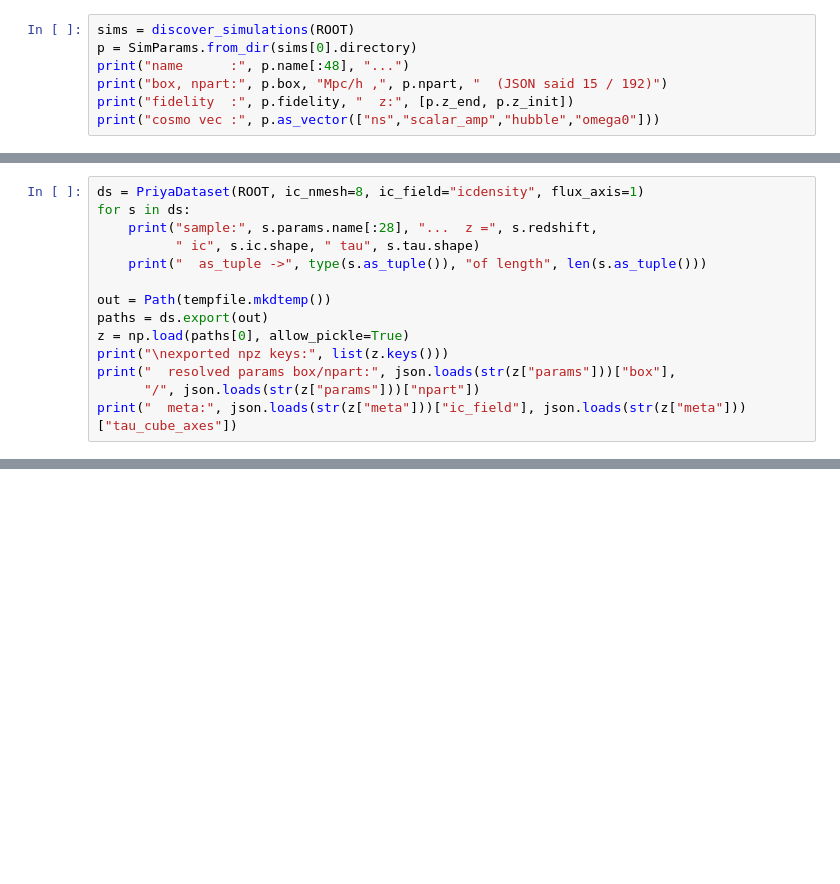
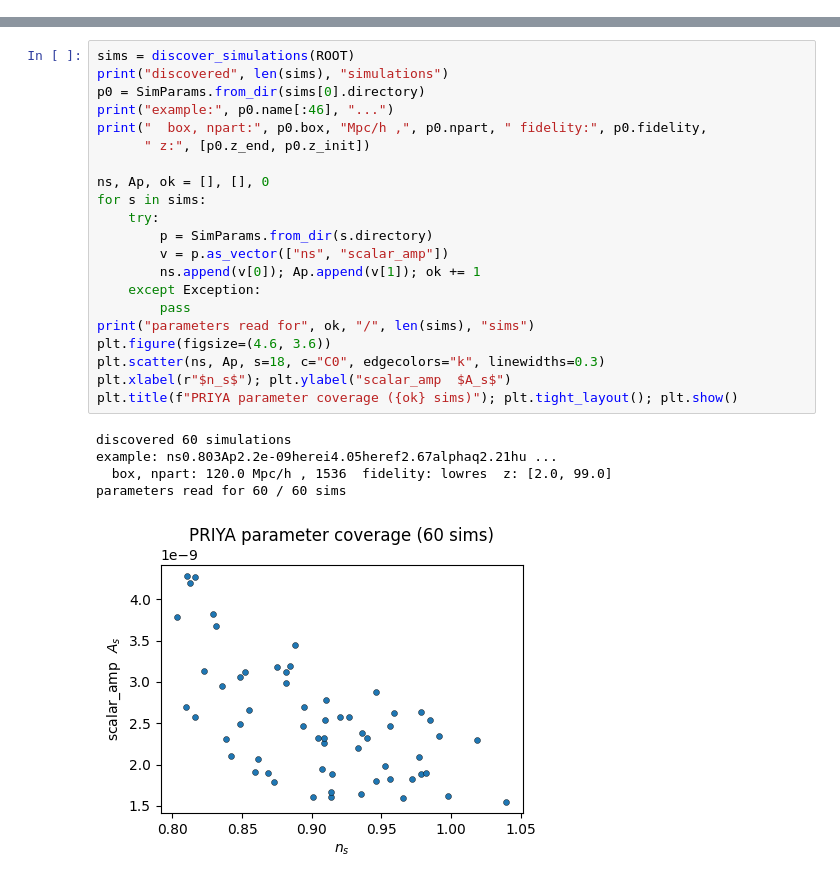
Before and after one commit to jibanCat/priya_loader, a Jupyter notebook: notebooks/quickstart.ipynb, the cells around one changed output, grey strips where cells are left out. Cells and saved outputs as stored; diff of their text form; blank space fills up the shorter version.

```diff
--- a/notebooks/quickstart.ipynb
+++ b/notebooks/quickstart.ipynb
@@ -86,7 +31,0 @@ are 120/1536 here even though the JSON says the stale `15`/`192`.
-# %%
-sims = discover_simulations(ROOT)
-p = SimParams.from_dir(sims[0].directory)
-print("name      :", p.name[:48], "...")
-print("box, npart:", p.box, "Mpc/h ,", p.npart, "  (JSON said 15 / 192)")
-print("fidelity  :", p.fidelity, "  z:", [p.z_end, p.z_init])
-print("cosmo vec :", p.as_vector(["ns","scalar_amp","hubble","omega0"]))
@@ -174,14 +31,0 @@ the IC field with `ic_field`. `.export()` writes one self-describing `.npz` per
-# %%
-ds = PriyaDataset(ROOT, ic_nmesh=8, ic_field="icdensity", flux_axis=1)
-for s in ds:
-    print("sample:", s.params.name[:28], "...  z =", s.redshift,
-          " ic", s.ic.shape, " tau", s.tau.shape)
-    print("  as_tuple ->", type(s.as_tuple()), "of length", len(s.as_tuple()))
-
-out = Path(tempfile.mkdtemp())
-paths = ds.export(out)
-z = np.load(paths[0], allow_pickle=True)
-print("\nexported npz keys:", list(z.keys()))
-print("  resolved params box/npart:", json.loads(str(z["params"]))["box"],
-      "/", json.loads(str(z["params"]))["npart"])
-print("  meta:", json.loads(str(z["meta"]))["ic_field"], json.loads(str(z["meta"]))["tau_cube_axes"])
@@ -194,0 +41,27 @@ exported npz keys: ['ic', 'tau', 'redshift', 'params', 'meta']
+# %%
+sims = discover_simulations(ROOT)
+print("discovered", len(sims), "simulations")
+p0 = SimParams.from_dir(sims[0].directory)
+print("example:", p0.name[:46], "...")
+print("  box, npart:", p0.box, "Mpc/h ,", p0.npart, " fidelity:", p0.fidelity,
+      " z:", [p0.z_end, p0.z_init])
+
+ns, Ap, ok = [], [], 0
+for s in sims:
+    try:
+        p = SimParams.from_dir(s.directory)
+        v = p.as_vector(["ns", "scalar_amp"])
+        ns.append(v[0]); Ap.append(v[1]); ok += 1
+    except Exception:
+        pass
+print("parameters read for", ok, "/", len(sims), "sims")
+plt.figure(figsize=(4.6, 3.6))
+plt.scatter(ns, Ap, s=18, c="C0", edgecolors="k", linewidths=0.3)
+plt.xlabel(r"$n_s$"); plt.ylabel("scalar_amp  $A_s$")
+plt.title(f"PRIYA parameter coverage ({ok} sims)"); plt.tight_layout(); plt.show()
+# %% [output]
+discovered 60 simulations
+example: ns0.803Ap2.2e-09herei4.05heref2.67alphaq2.21hu ...
+  box, npart: 120.0 Mpc/h , 1536  fidelity: lowres  z: [2.0, 99.0]
+parameters read for 60 / 60 sims
+[figure, added]
```
Also changed, not shown: parts of 30 cells of this notebook.
